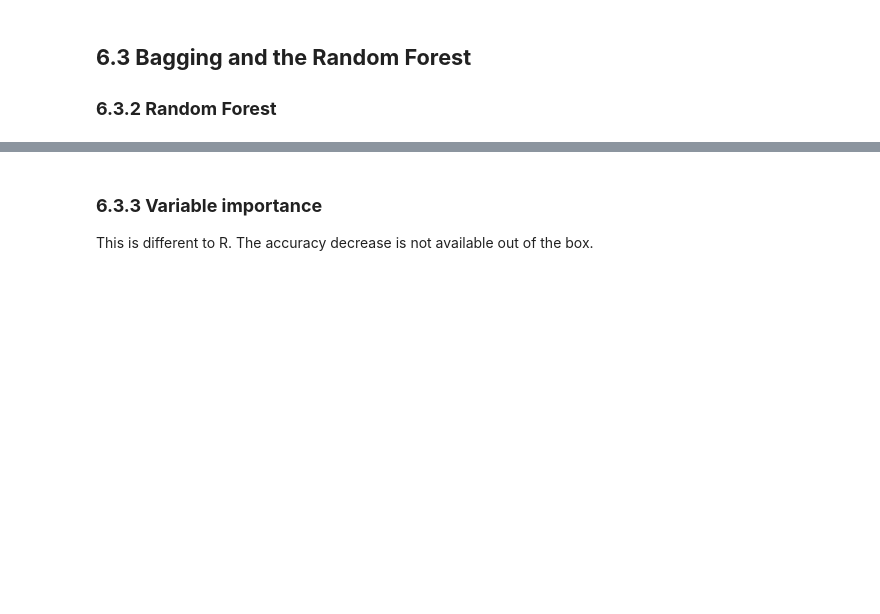
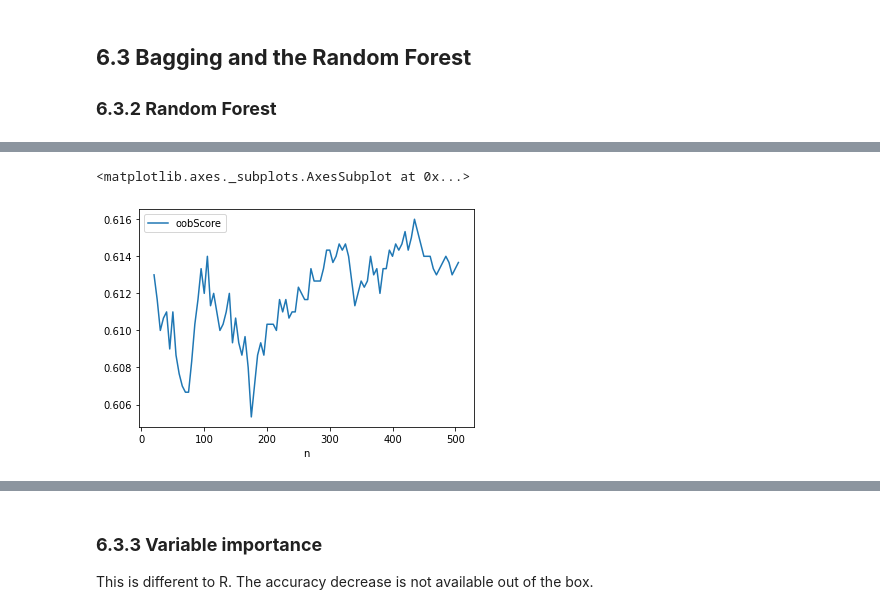
Before and after one commit to young-hwanlee/my-practical-statistics-for-data-scientists, a Jupyter notebook: Chapter_6_Statistical_Machine_Learning.ipynb, the cells around one changed output, grey strips where cells are left out. Saved outputs shown, nothing was run; the diff lists cells and outputs as text; code cells hidden in the pictures; blank space fills up the shorter version.

```diff
--- a/Chapter_6_Statistical_Machine_Learning.ipynb
+++ b/Chapter_6_Statistical_Machine_Learning.ipynb
@@ -527,13 +537,18 @@ print(rf.oob_decision_function_)
 n_estimator = list(range(20, 510, 5))
 oobScores = []
 for n in n_estimator:
-    rf = RandomForestClassifier(n_estimators=n,
-                                criterion='entropy', max_depth=5,
-                                random_state=1, oob_score=True)
+    rf = RandomForestClassifier(n_estimators=n, criterion='entropy',
+                                max_depth=5, random_state=1, oob_score=True)
     rf.fit(X, y)
     oobScores.append(rf.oob_score_)
 # %%
-pd.DataFrame({
-    'n': n_estimator,
-    'oobScore': oobScores
-}).plot(x='n', y='oobScore')
+# pd.DataFrame({
+#     'n': n_estimator,
+#     'oobScore': oobScores
+# }).plot(x='n', y='oobScore')
+
+df = pd.DataFrame({'n': n_estimator, 'oobScore': oobScores})
+df.plot(x='n', y='oobScore')
+# %% [output]
+<matplotlib.axes._subplots.AxesSubplot at 0x...>
+[figure, added]
```
Also changed, not shown: parts of 11 cells of this notebook.
